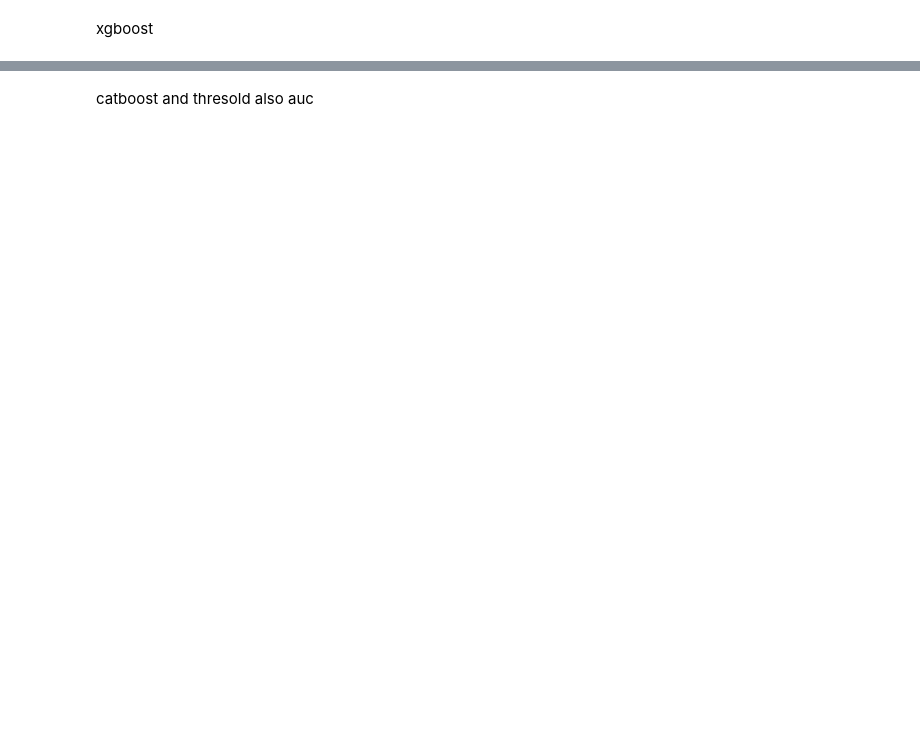
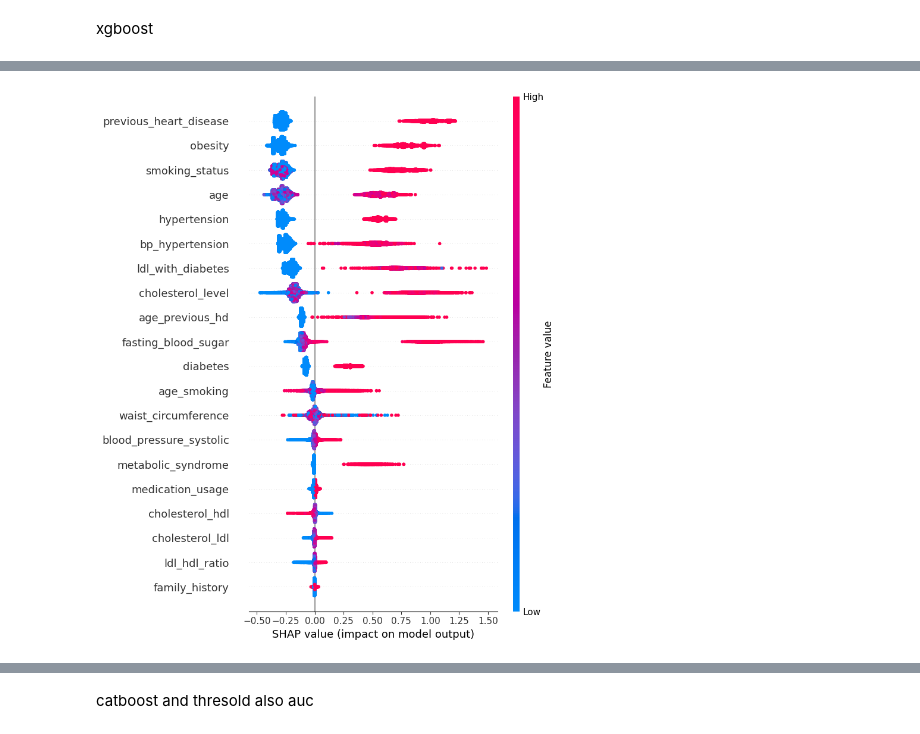
Before and after one commit to lamjeen/ml, a Jupyter notebook: Untitled10.ipynb, the cells around one changed output, grey strips where cells are left out. Cells and saved outputs as stored; diff of their text form; code cells hidden in the pictures; blank space fills up the shorter version.

```diff
--- a/Untitled10.ipynb
+++ b/Untitled10.ipynb
@@ -228,0 +197,85 @@ ROC-AUC Score (XGBoost): 0.8123
+# %%
+# xgboost
+
+# imbalance handle
+pos_weight = (y_train == 0).sum() / (y_train == 1).sum()
+print(f"scale_pos_weight: {pos_weight:.2f}")
+
+feature_names = x_train_processed.columns.tolist()
+
+#civtionary constraint
+constraint_dict = {
+    'cholesterol_ldl': 1,       #increase risk
+    'cholesterol_hdl': -1,      #decrease risk
+    'ldl_hdl_ratio': 1,         #overall increase risk
+    'age': 1,                   #increase risk
+    'blood_pressure_systolic': 1,
+    'fasting_blood_sugar': 1,
+}
+
+x_train_scaled_df = pd.DataFrame(x_train_minmax_scaled, columns=feature_names)
+x_test_scaled_df = pd.DataFrame(x_test_minmax_scaled, columns=feature_names)
+
+xgb_model = xgb.XGBClassifier(
+    n_estimators=500,
+    max_depth=4,
+    learning_rate=0.05,
+    subsample=0.8,
+    colsample_bytree=0.7,
+    gamma=0.3,
+    min_child_weight=5,
+    reg_alpha=0.5,
+    reg_lambda=3.0,
+    scale_pos_weight=pos_weight,
+    random_state=42,
+    eval_metric='logloss',
+    monotone_constraints=constraint_dict
+)
+
+xgb_model.fit(
+    x_train_scaled_df, y_train,
+    eval_set=[(x_test_scaled_df, y_test)],
+    verbose=50
+)
+
+y_pred_xgb = xgb_model.predict(x_test_scaled_df)
+y_probs_xgb = xgb_model.predict_proba(x_test_scaled_df)[:, 1]
+
+print(classification_report(y_test, y_pred_xgb))
+print(f"ROC-AUC: {roc_auc_score(y_test, y_probs_xgb):.4f}")
+
+#visualization
+import shap
+explainer = shap.TreeExplainer(xgb_model)
+shap_values = explainer.shap_values(x_test_scaled_df)
+shap.summary_plot(shap_values, x_test_scaled_df)
+shap.dependence_plot(
+    'cholesterol_ldl', shap_values, x_test_scaled_df,
+    interaction_index='medication_usage'
+)
+shap.dependence_plot('smoking_status', shap_values, x_test_scaled_df)
+shap.dependence_plot(
+    'cholesterol_ldl', shap_values, x_test_scaled_df,
+    interaction_index='medication_usage'
+)
+
+
+
+#save pkl
+import pickle
+
+# Compute ROC AUC score for XGBoost
+xgb_auc = roc_auc_score(y_test, y_probs_xgb)
+
+roc_auc_results = {
+    'roc_auc': xgb_auc,
+    'model': xgb_model,
+    'scaler': minmax_scaler,
+    'feature_columns': feature_names
+}
+
+with open('roc_auc_results.pkl', 'wb') as f:
+    pickle.dump(roc_auc_results, f)
+
+print(f"XGB ROC-AUC: {xgb_auc:.4f}")
+# %% [output]
@@ -228,0 +299 @@ ROC-AUC Score (XGBoost): 0.8123
+[figure, added]
```
Also changed, not shown: parts of 12 cells of this notebook.
